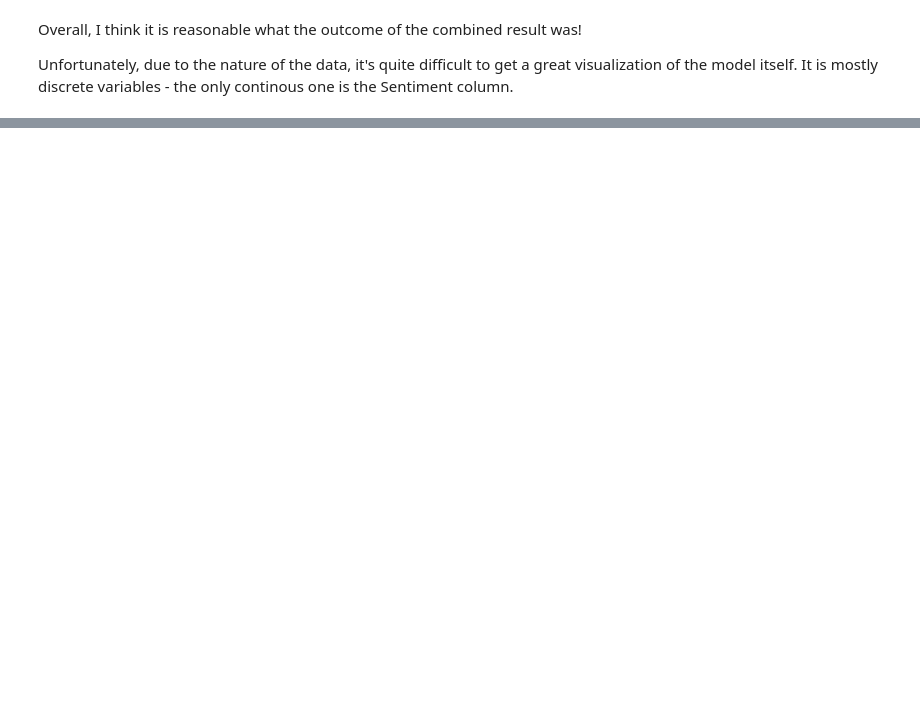
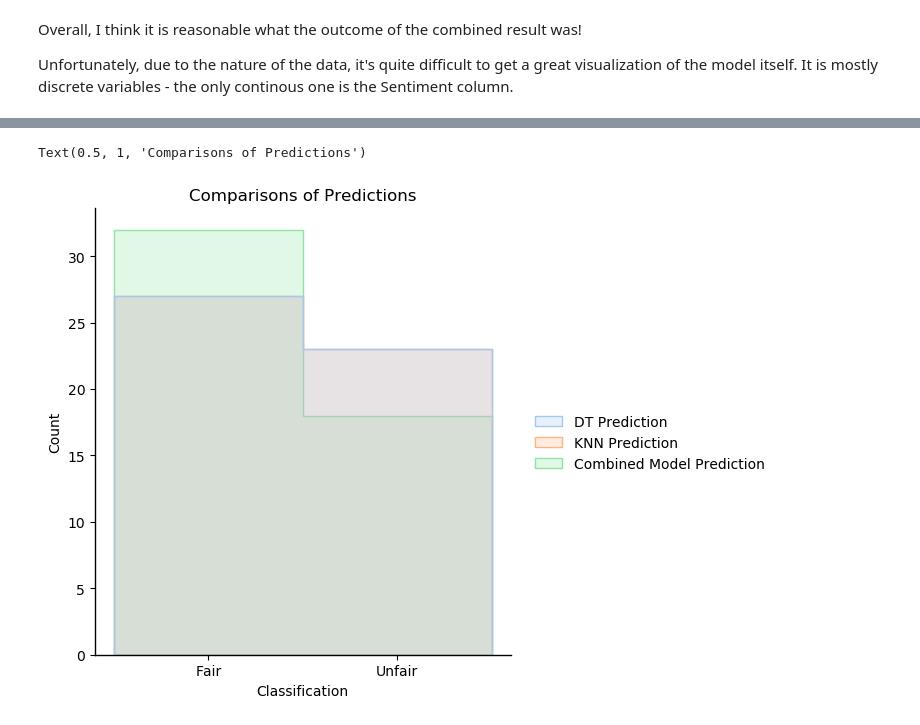
Before and after one commit to evkes/CPSC-4300-Gig-Economy, a Jupyter notebook: checkpoint2&3.ipynb, the cells around one changed output, grey strips where cells are left out. Drawn from its saved outputs; the diff is of its cells as text; code cells hidden in the pictures; blank space fills up the shorter version.

```diff
--- a/checkpoint2&3.ipynb
+++ b/checkpoint2&3.ipynb
@@ -297,0 +310,34 @@ sample_results.iloc[:, 3:].plot.kde(title='KDE Prediction')
+# %%
+import textwrap
+
+len_sample = 50
+random = True
+
+uber_cleaned = pd.read_csv('uber_cleaned.csv')
+
+if random:
+    sample = uber_cleaned[uber_cleaned.Unfair.isnull()].sample(len_sample)
+else:
+    sample = uber_cleaned.iloc[0:len_sample]
+sample = sample.iloc[:, uber_cleaned.columns.isin(["# Reviews By User", "Invited", "Rating", "Review Body"])]
+original = sample.copy()
+sample["Review Body"] = checkpoint2.preprocess_reviews(sample)
+sample['Sentiment'] = [sum([sentiment[word] if word in sentiment else 0 for word in str(review).split()]) for review in sample['Review Body']]
+sample["BayesResult"] = [cl.classify(x) for x in sample["Review Body"]]
+sample.drop("Review Body", axis=1, inplace=True)
+
+sample_scaled = scaler.transform(sample)
+sample = pd.DataFrame(sample_scaled, columns=sample.columns)
+
+
+sample['DT'] = dtclassifier.predict(sample_scaled)
+sample['KNN'] = knclassifier.predict(sample_scaled)
+chained_predictions = chained_model.predict(sample)
+
+table = []
+for i in range(len_sample):
+    row = original.iloc[i, :]
+    table.append(['\n'.join(textwrap.wrap(str(row["Review Body"]))), row["Rating"], row["Invited"], sample.loc[i, 'DT'], sample.loc[i, 'KNN'], chained_predictions[i]])
+
+sample_results = pd.DataFrame(table, columns=['Review Body', 'Rating', 'Invited', 'DT Prediction', 'KNN Prediction', 'Combined Model Prediction'])
+HTML(tabulate(sample_results.sample(10), headers=sample_results.columns, tablefmt='html'))
@@ -297,0 +374,10 @@ sample_results.iloc[:, 3:].plot.kde(title='KDE Prediction')
+# %%
+relevant = sample_results.iloc[:, 3:]
+plt.show()
+sns.displot(data=relevant, discrete=True, palette='pastel', element='step')
+plt.xticks(ticks=[0, 1], labels=['Fair', 'Unfair'])
+plt.xlabel("Classification")
+plt.title("Comparisons of Predictions")
+# %% [output]
+Text(0.5, 1, 'Comparisons of Predictions')
+[figure, added]
```
Also changed, not shown: parts of 13 cells of this notebook, 1 other file.
